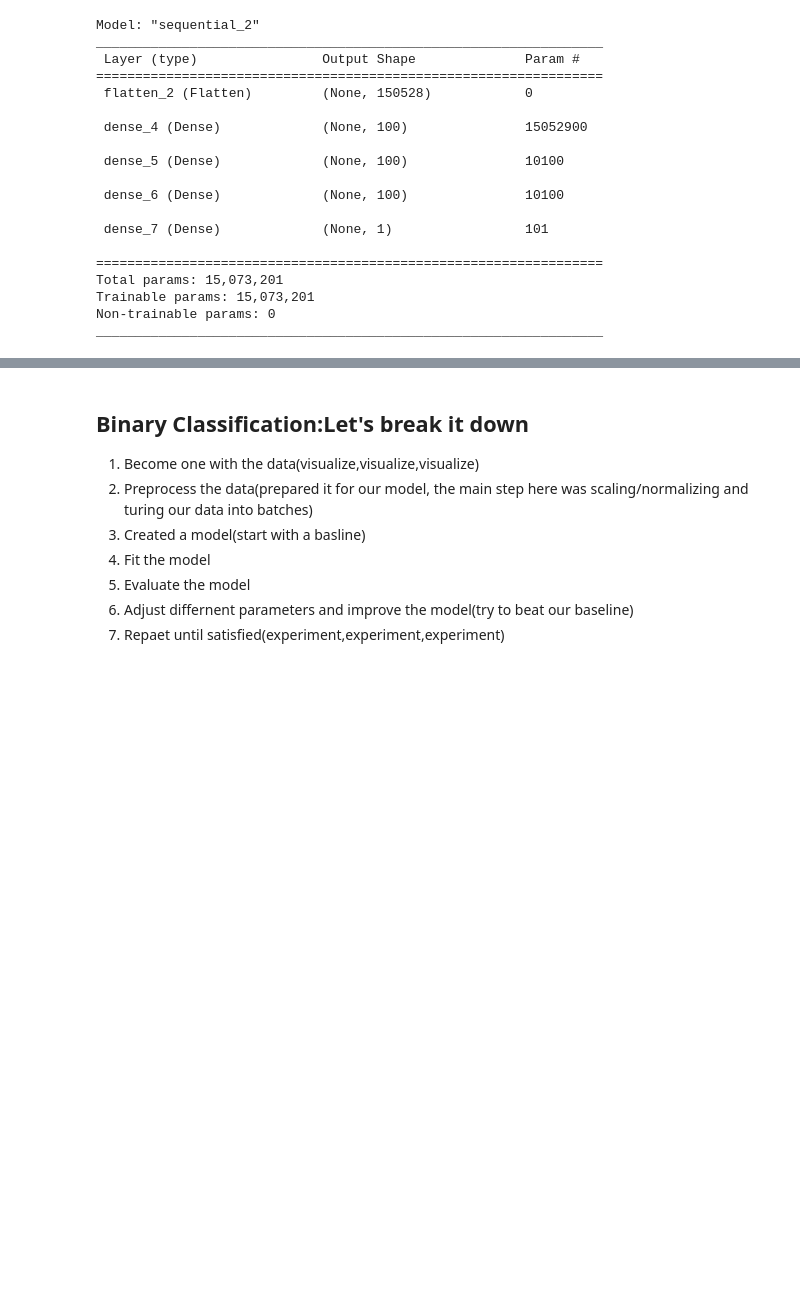
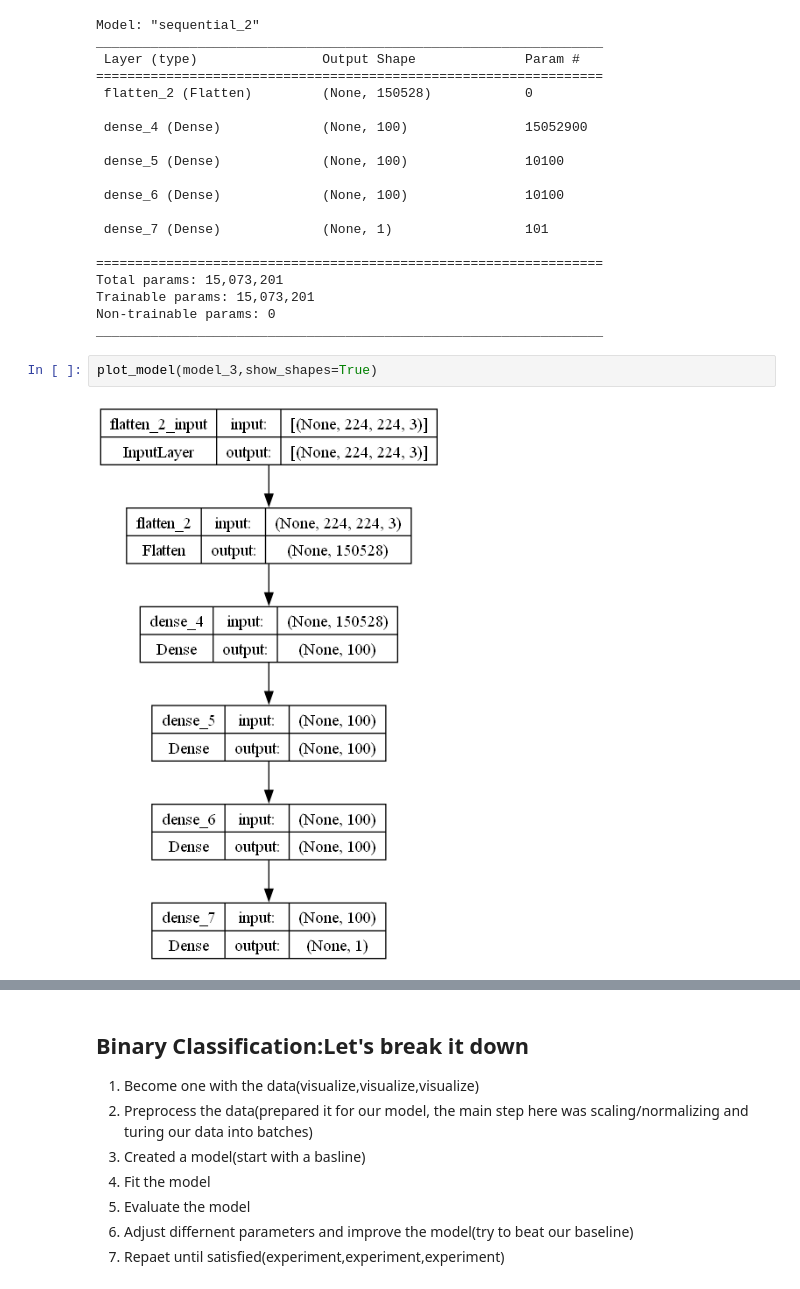
Before and after one commit to saipraneethamvudutha/TensorFlow-Daniel-Brouke, a Jupyter notebook: 03_Convolutional_neural_networks_in_tensorflow.ipynb, the cells around one changed output, grey strips where cells are left out. Saved outputs shown, nothing was run; the diff lists cells and outputs as text; blank space fills up the shorter version.

```diff
--- a/03_Convolutional_neural_networks_in_tensorflow.ipynb
+++ b/03_Convolutional_neural_networks_in_tensorflow.ipynb
@@ -429,6 +434,10 @@ Total params: 15,073,201
 Trainable params: 15,073,201
 Non-trainable params: 0
 _________________________________________________________________
+# %%
+plot_model(model_3,show_shapes=True)
+# %% [output]
+[figure, added]
 # %%
 pd.DataFrame(histroy_3.history).plot(title="History_3 Eval metrics")
 # %% [output]
```
Also changed, not shown: parts of 51 cells of this notebook, 1 other file.
